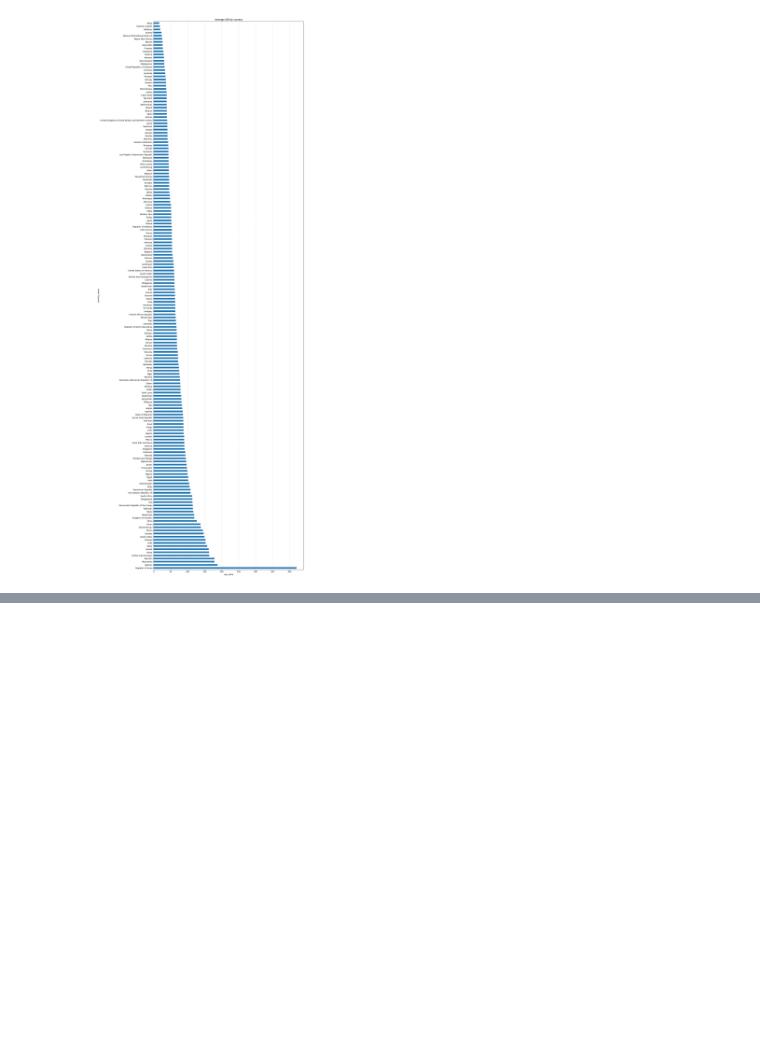
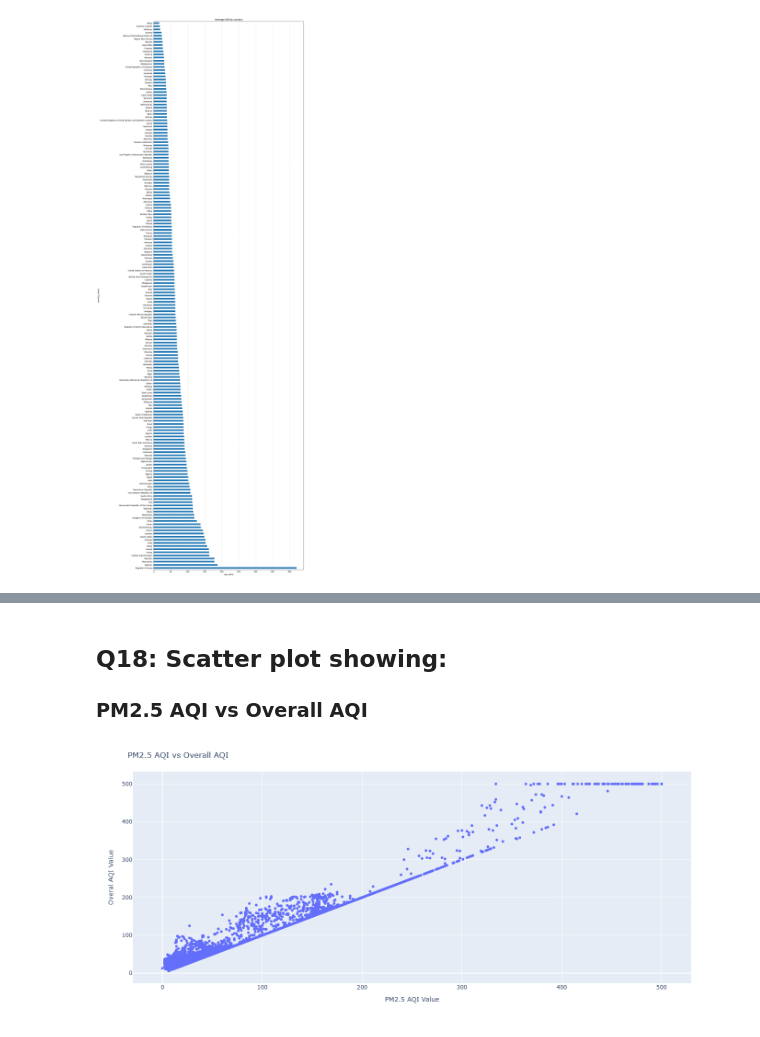
Before and after one commit to Chirunga-Chiro/global_air_pollution_analysis, a Jupyter notebook: air_pollution_analysis.ipynb, the cells around one changed output, grey strips where cells are left out. Cells and saved outputs as stored; diff of their text form; code cells hidden in the pictures; blank space fills up the shorter version.

```diff
--- a/air_pollution_analysis.ipynb
+++ b/air_pollution_analysis.ipynb
@@ -186,0 +250,24 @@ plt.show()
+# %% [markdown]
+## Q18: Scatter plot showing:
+
+### PM2.5 AQI vs Overall AQI
+# %%
+# PM2.5 AQI vs Overall AQI
+fig = px.scatter(
+    df,
+    x = 'pm2.5_aqi_value',
+    y = 'aqi_value',
+    labels= {'pm2.5_aqi_value': 'PM2.5 AQI Value', 'aqi_value': 'Overal AQI Value'},
+    hover_data = {'pm2.5_aqi_value', 'aqi_value'},
+)
+
+fig.update_layout(
+    height = 600,
+    width = 1200,
+    title = 'PM2.5 AQI vs Overall AQI'
+
+)
+
+fig.show()
+# %% [output]
+[figure, added]
```
Also changed, not shown: parts of 22 cells of this notebook, 7 other files.
